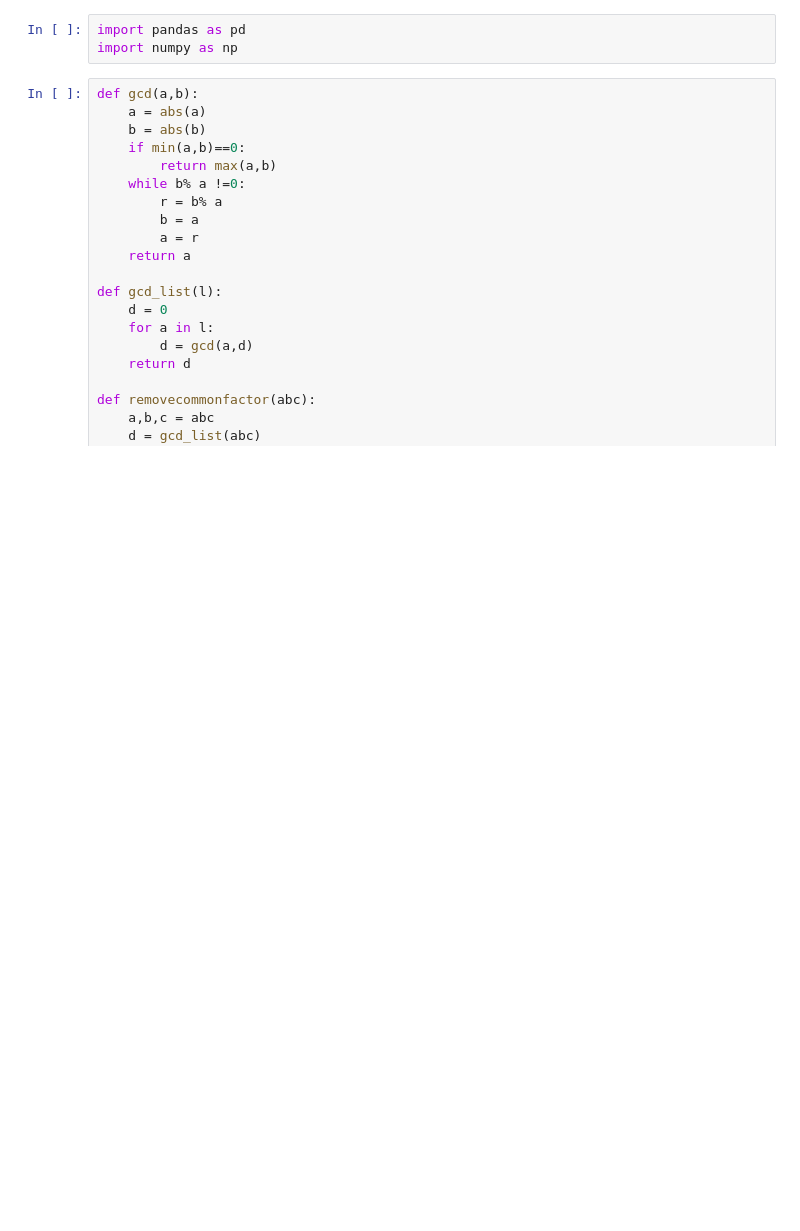
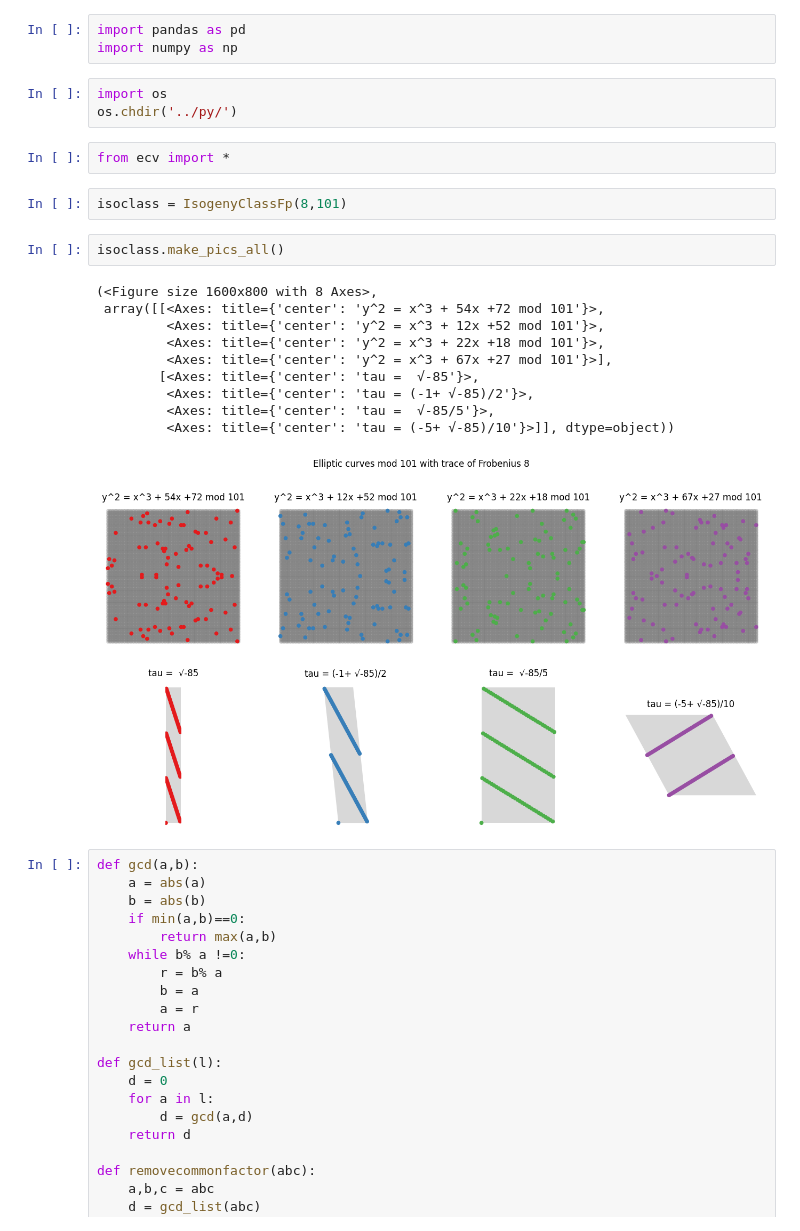
Before and after one commit to stevejtrettel/lifting-modp, a Jupyter notebook: notebooks/precomputed_data.ipynb, the cells around one changed output. Drawn from its saved outputs; the diff is of its cells as text; blank space fills up the shorter version.

```diff
--- a/notebooks/precomputed_data.ipynb
+++ b/notebooks/precomputed_data.ipynb
@@ -1,6 +1,26 @@
 # %%
 import pandas as pd
 import numpy as np
+# %%
+import os
+os.chdir('../py/')
+# %%
+from ecv import *
+# %%
+isoclass = IsogenyClassFp(8,101)
+# %%
+isoclass.make_pics_all()
+# %% [output]
+(<Figure size 1600x800 with 8 Axes>,
+ array([[<Axes: title={'center': 'y^2 = x^3 + 54x +72 mod 101'}>,
+         <Axes: title={'center': 'y^2 = x^3 + 12x +52 mod 101'}>,
+         <Axes: title={'center': 'y^2 = x^3 + 22x +18 mod 101'}>,
+         <Axes: title={'center': 'y^2 = x^3 + 67x +27 mod 101'}>],
+        [<Axes: title={'center': 'tau =  √-85'}>,
+         <Axes: title={'center': 'tau = (-1+ √-85)/2'}>,
+         <Axes: title={'center': 'tau =  √-85/5'}>,
+         <Axes: title={'center': 'tau = (-5+ √-85)/10'}>]], dtype=object))
+[figure, added]
 # %%
 def gcd(a,b):
     a = abs(a)
```
Also changed, not shown: parts of 1 cell of this notebook, 2 other files.
